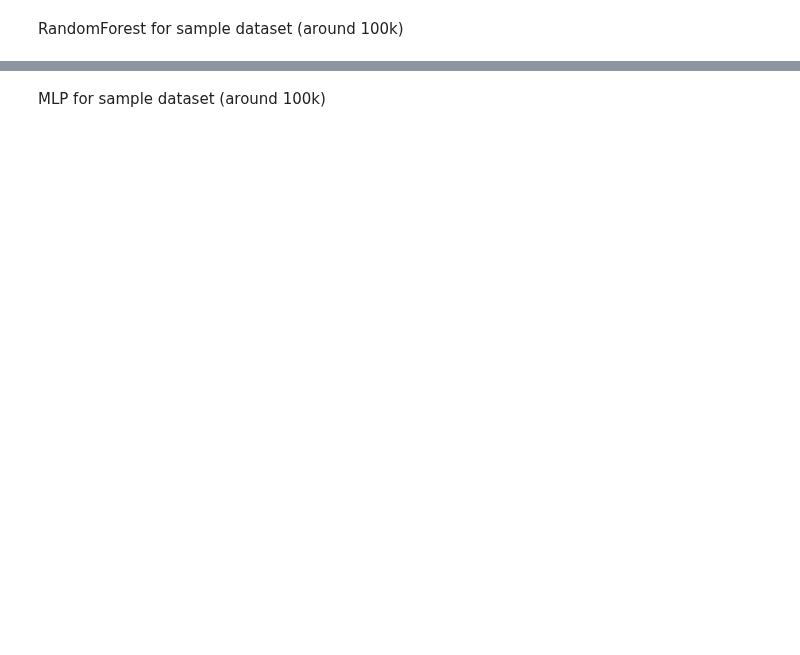
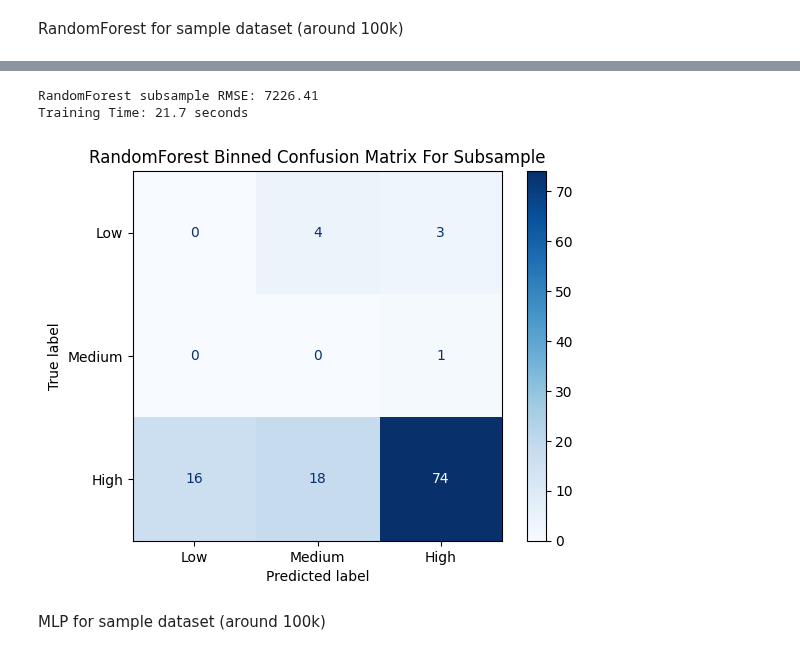
Before and after one commit to MarcoPham2712/ENGG2112_MajorProject, a Jupyter notebook: MLP.ipynb, the cells around one changed output, grey strips where cells are left out. Drawn from its saved outputs; the diff is of its cells as text; code cells hidden in the pictures; blank space fills up the shorter version.

```diff
--- a/MLP.ipynb
+++ b/MLP.ipynb
@@ -13,8 +13,8 @@ import time
 from sklearn.metrics import confusion_matrix, classification_report, accuracy_score, precision_score, recall_score, f1_score
 
 # Load data
-stations = pd.read_csv(r"C:\Users\Quang Nguyen\OneDrive\Documents\ENGG2112\trafficStations (1).csv")
-traffic = pd.read_csv(r"C:\Users\Quang Nguyen\OneDrive\Documents\ENGG2112\trafficData.csv")
+stations = pd.read_csv("datasets_cleaned/trafficStations.csv")
+traffic = pd.read_csv("datasets_cleaned/trafficData.csv")
 
 # Merge datasets
 data = traffic.merge(stations, on="station_key", how="left")
@@ -94,3 +94,4 @@ disp = ConfusionMatrixDisplay(confusion_matrix=cm, display_labels=labels)
 disp.plot(cmap='Blues')
 plt.title("RandomForest Binned Confusion Matrix For Subsample")
 plt.show()
+# %% [output]
@@ -97,3 +104,6 @@ plt.show()
+RandomForest subsample RMSE: 7226.41
+Training Time: 21.7 seconds
+[figure, added]
 # %% [markdown]
 MLP for sample dataset (around 100k)
 # %%
```
Also changed, not shown: parts of 3 cells of this notebook, 2 other files.
